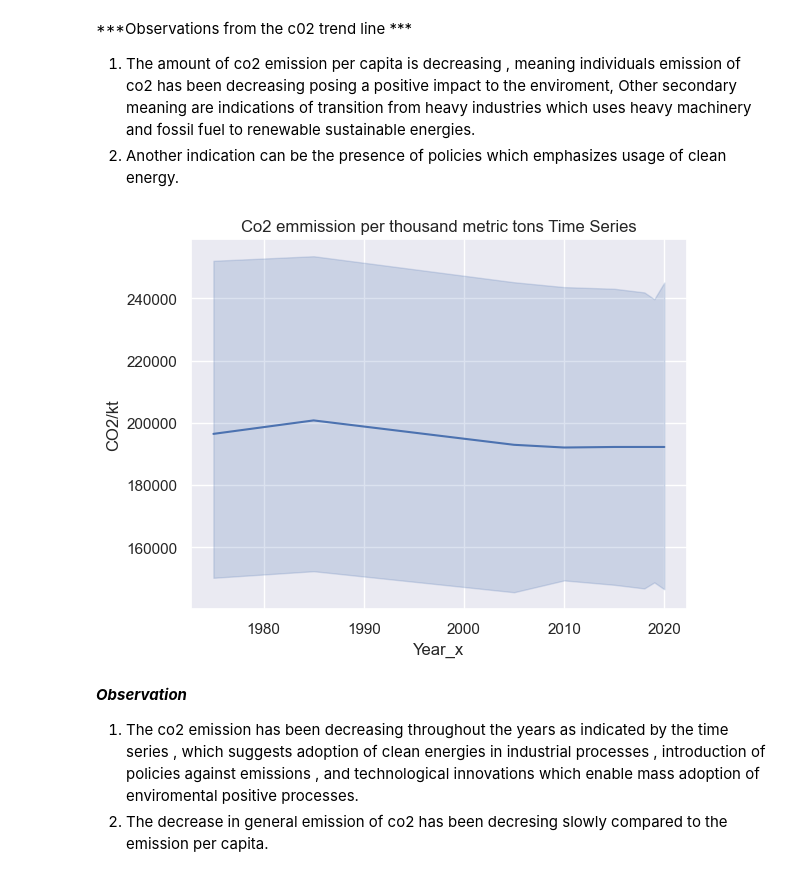
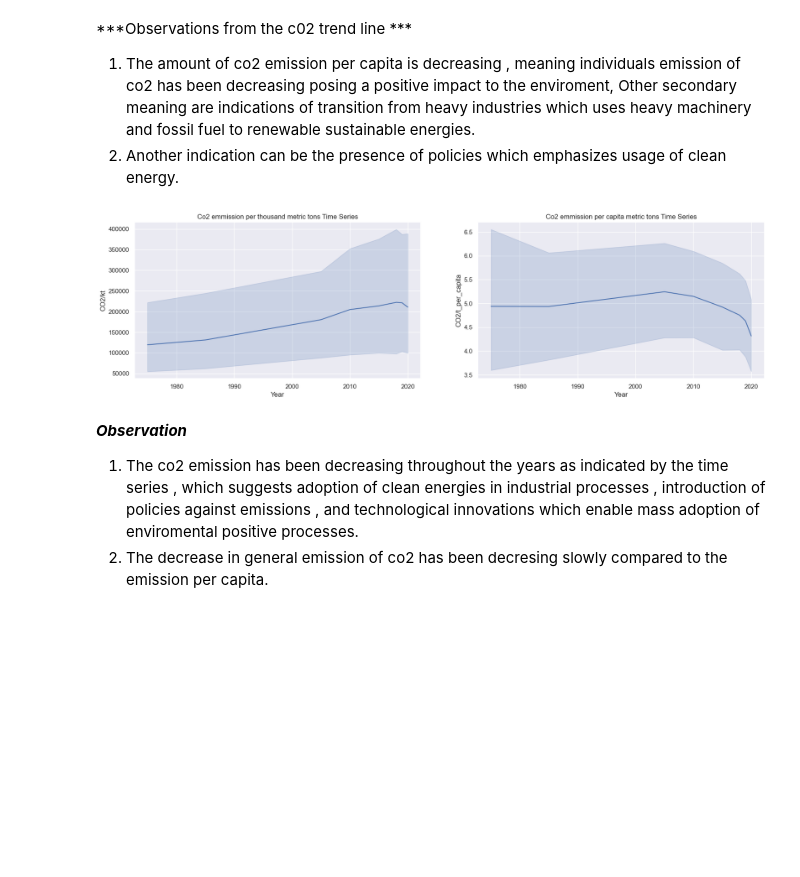
Before and after one commit to ntakirutimanapierre/Analytics-Assignemnt2-Exploratory-Data-Analysis-and-Reporting, a Jupyter notebook: g_assignment.ipynb, the cells around one changed output. Drawn from its saved outputs; the diff is of its cells as text; code cells hidden in the pictures; blank space fills up the shorter version.

Commit message:
The change in figures

```diff
--- a/g_assignment.ipynb
+++ b/g_assignment.ipynb
@@ -171,7 +185,13 @@ p_co2.tail(10)
 | 2263 | 716 | Zimbabwe | 2020 | 0.5 |
 # %%
 #merge the two datasets  using country columns
-merged_data = pd.merge(p_co2,k_co2 ,on="Country")
+
+#create separate datasets or columns for   thousand metric tons  emission
+
+k_co2 = k_co2[['Country', 'Year', 'CO2/kt']]
+
+merged_data = pd.merge(k_co2, p_co2, on=['Country', 'Year'])
+merged_data.rename(columns={'Value_x':'CO2/kt','Value_y':"CO2/t_per_capita"}, inplace=True)
 # %%
 #confirming the shape of data
 p_co2.shape[0] + k_co2.shape[0]
@@ -182,4 +202,4 @@ p_co2.shape[0] + k_co2.shape[0]
 1. After merging the dataset has 2264 rows meaning the merging process was a success.
 # %%
 #dropping the other dataset corresponding values
-merged_data = merged_data.drop(['Region/Country/Area_y','Year_y'],axis = 1)
+merged_data # = merged_data.drop(['Region/Country/Area_y','Year_y'],axis = 1)
@@ -219,11 +266,20 @@ plt.show()
 2. Another indication can be the presence of policies which emphasizes usage of clean energy.
 # %%
 #Checking for the trend  of co2 emission per thousand metric tons  in the data
-sns.lineplot(data=merged_data, y='CO2/kt',x='Year_x')
-plt.title("Co2 emmission per thousand metric tons Time Series")
+fig, ax = plt.subplots(1, 2, figsize=(20, 5))
+
+axes = ax[0]
+sns.lineplot(data=merged_data, y='CO2/kt',x='Year', ax=axes)
+axes.set_title("Co2 emmission per thousand metric tons Time Series")
+# plt.show()
+
+
+axes = ax[1]
+sns.lineplot(data=merged_data, y='CO2/t_per_capita',x='Year', ax=axes)
+axes.set_title("Co2 emmission per capita metric tons Time Series")
 plt.show()
 # %% [output]
-[figure, old version]
+[figure, new version]
 # %% [markdown]
 ***Observation***
 1. The co2 emission has been decreasing throughout the years as indicated by the time series , which suggests adoption of clean energies in industrial processes , introduction of  policies against emissions , and technological innovations which enable mass adoption of enviromental positive processes.
```
Also changed, not shown: parts of 12 cells of this notebook.
